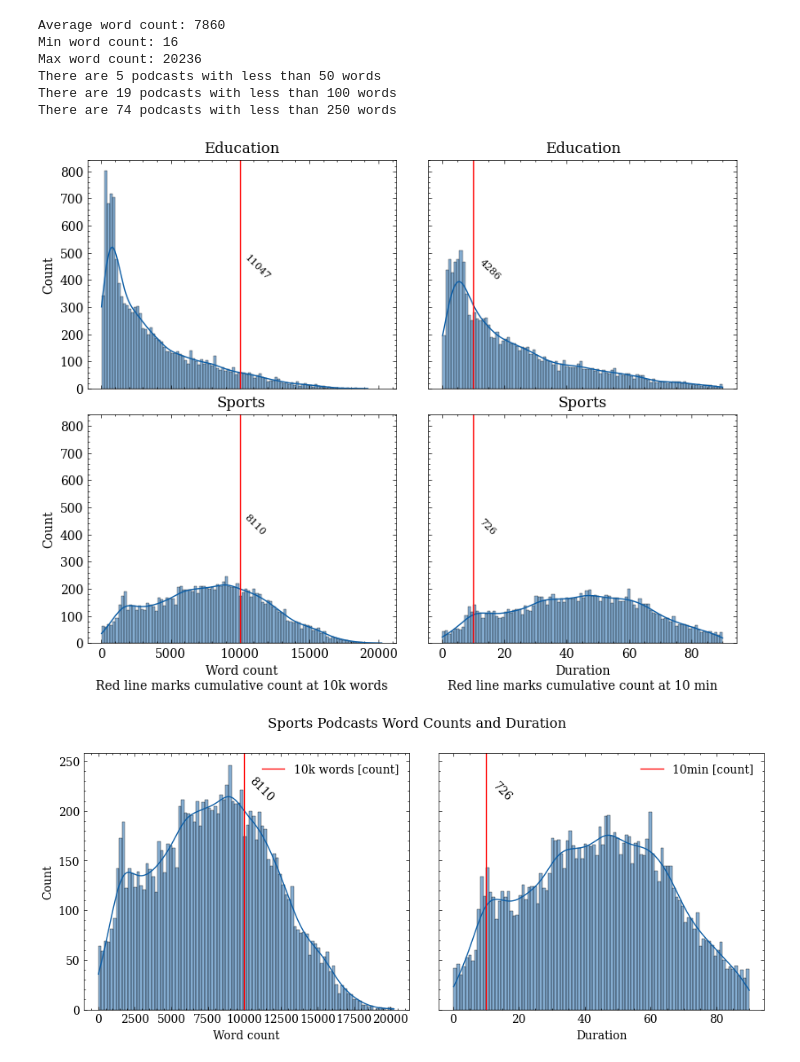
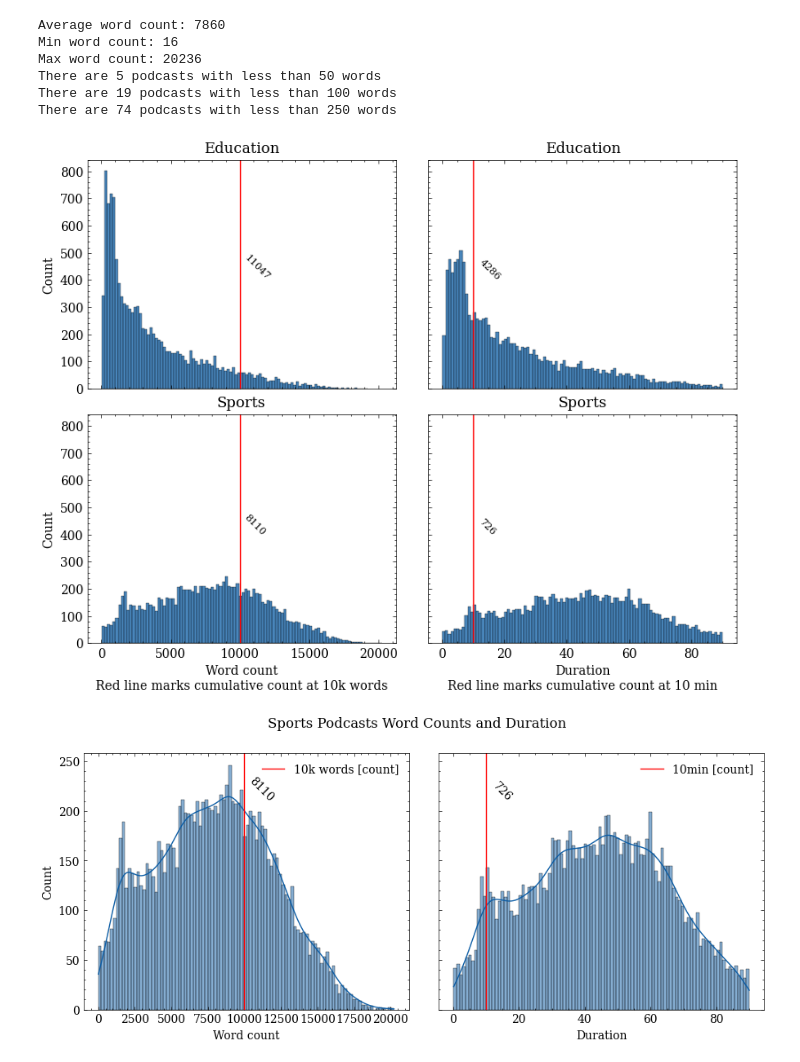
Before and after one commit to OskarMunck/Thesis, a Jupyter notebook: 1.EDA.ipynb, the cells around one changed output. Cells and saved outputs as stored; diff of their text form; code cells hidden in the pictures.

```diff
--- a/1.EDA.ipynb
+++ b/1.EDA.ipynb
@@ -376,37 +376,37 @@ There are 74 podcasts with less than 250 words
 # %%
 # Calculate label stats for below charts
 edu_duration_10 = edu.groupby(edu.duration <=10)["duration"].count().values[1]
 edu_word_count_10 = edu.groupby(edu.word_count <=10000)["word_count"].count().values[1]
 sport_duration_10 = sport.groupby(sport.duration <=10)["duration"].count().values[1]
 sport_word_count_10 = sport.groupby(sport.word_count <=10000)["word_count"].count().values[1]
 
 # plot
 fig, axs = plt.subplots(2,2, figsize=(8, 6), sharey=True, sharex='col')
 # fig.suptitle("Podcasts Word Counts and Duration")
 fig.tight_layout()
 
-sns.histplot(edu.word_count, bins = 100, kde = True, ax= axs[0,0])
-sns.histplot(edu.duration, bins = 100, kde = True, ax= axs[0,1])
+sns.histplot(edu.word_count, bins = 100, ax= axs[0,0])
+sns.histplot(edu.duration, bins = 100, ax= axs[0,1])
 axs[0,0].axvline(10000, color= "r", label = "10k words [count]")
 axs[0,0].text(10200, 400, edu_word_count_10, rotation=-45, fontdict={'fontsize': 8})
 axs[0,0].set_title("Education")
 axs[0,1].axvline(10, color= "r", label ="10 min [count]")
 axs[0,1].text(11.5, 400, edu_duration_10, rotation=-45, fontdict={'fontsize': 8})
 axs[0,1].set_title("Education")
 
-sns.histplot(sport.word_count, bins = 100, kde = True, ax= axs[1,0])
-sns.histplot(sport.duration, bins = 100, kde = True, ax= axs[1,1])
+sns.histplot(sport.word_count, bins = 100, ax= axs[1,0])
+sns.histplot(sport.duration, bins = 100, ax= axs[1,1])
 axs[1,0].axvline(10000, color= "r", label = "10k words [count]")
 axs[1,0].text(10200, 400, sport_word_count_10, rotation=-45, fontdict={'fontsize': 8})
 axs[1,0].set_xlabel("Word count\nRed line marks cumulative count at 10k words")
 axs[1,0].set_title("Sports")
 axs[1,1].axvline(10, color= "r", label ="10min [count]")
 axs[1,1].text(11.5, 400, sport_duration_10, rotation=-45, fontdict={'fontsize': 8})
 axs[1,1].set_xlabel("Duration\nRed line marks cumulative count at 10 min")
 axs[1,1].set_title("Sports")
 plt.show()
 # %% [output]
-[figure, old version]
+[figure, new version]
 # %%
 # plot
 fig, axs = plt.subplots(1,2, figsize=(9, 4), sharey=True)
```
Also changed, not shown: 1 other file.
